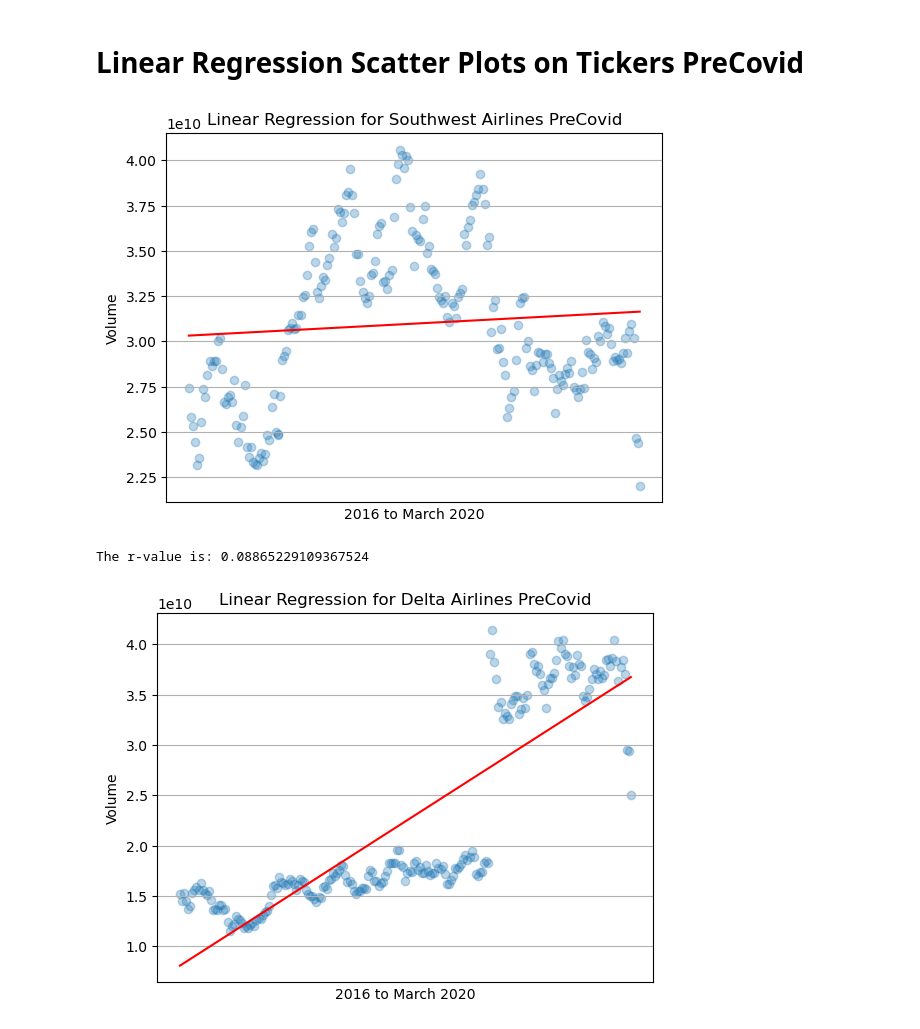
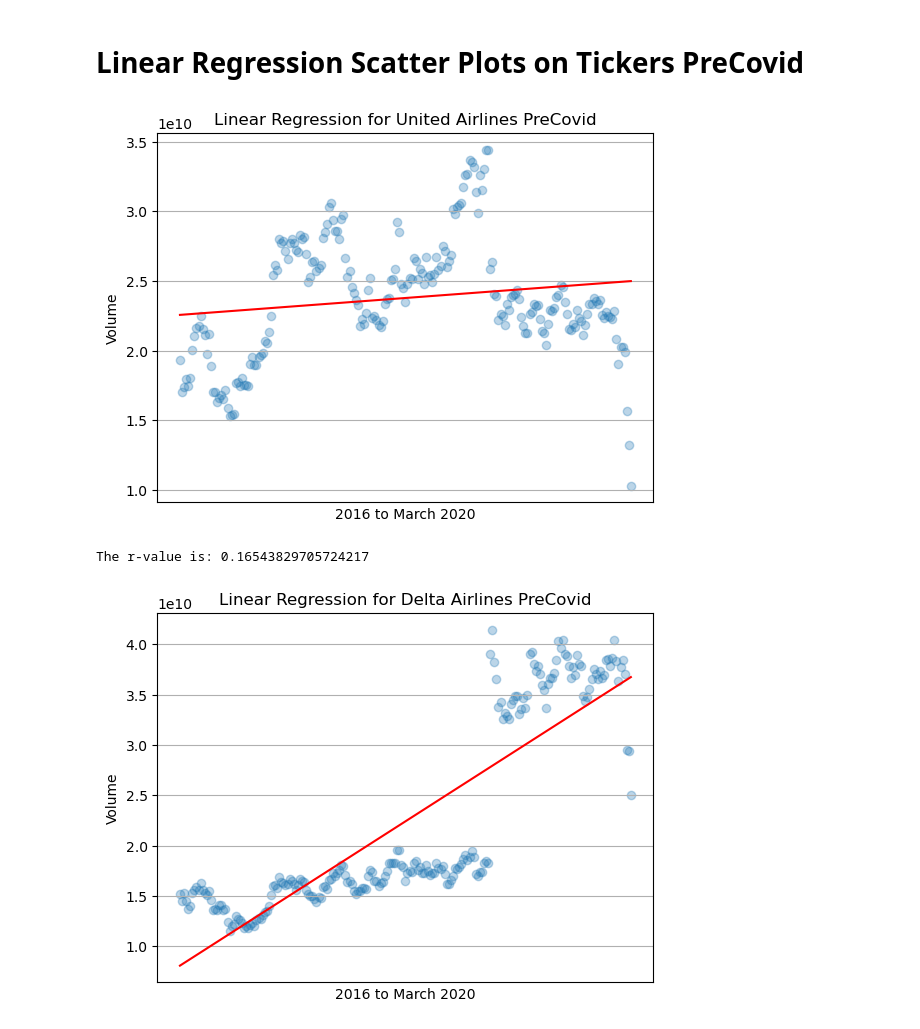
Before and after one commit to pathfindereleven/StockMkt_Analysis, a Jupyter notebook: Final Project #1.ipynb, the cells around one changed output. Saved outputs shown, nothing was run; the diff lists cells and outputs as text; code cells hidden in the pictures.

Commit message:
ticker in wrong order for graph png

```diff
--- a/Final Project #1.ipynb
+++ b/Final Project #1.ipynb
@@ -198,10 +198,10 @@ postcovid_dal = filtered_df[(filtered_df['Ticker'] == 'DAL') & (filtered_df['Dat
 postcovid_aal = filtered_df[(filtered_df['Ticker'] == 'AAL') & (filtered_df['Date'] >= pd.to_datetime('2020-04-07'))]
 postcovid_ual = filtered_df[(filtered_df['Ticker'] == 'UAL') & (filtered_df['Date'] >= pd.to_datetime('2020-04-07'))]
 # %%
-precovid(precovid_luv['Date Numeric'], precovid_luv['Market Cap'], \
-         "Luv", title='Linear Regression for Southwest Airlines PreCovid')
+precovid(precovid_ual['Date Numeric'], precovid_ual['Market Cap'], \
+         "UAL", title='Linear Regression for United Airlines PreCovid')
 # %% [output]
-[figure, old version]
+[figure, new version]
-The r-value is: 0.08865229109367524
+The r-value is: 0.16543829705724217
 # %%
 precovid(precovid_dal['Date Numeric'], precovid_dal['Market Cap'], \
```
Also changed, not shown: parts of 8 cells of this notebook, 9 other files.
